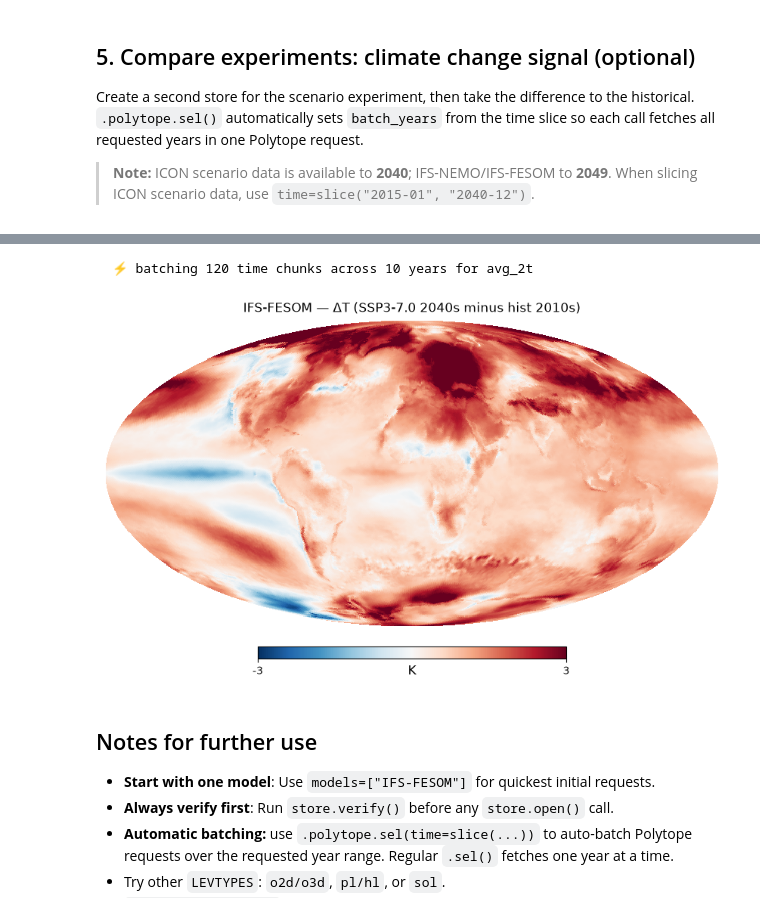
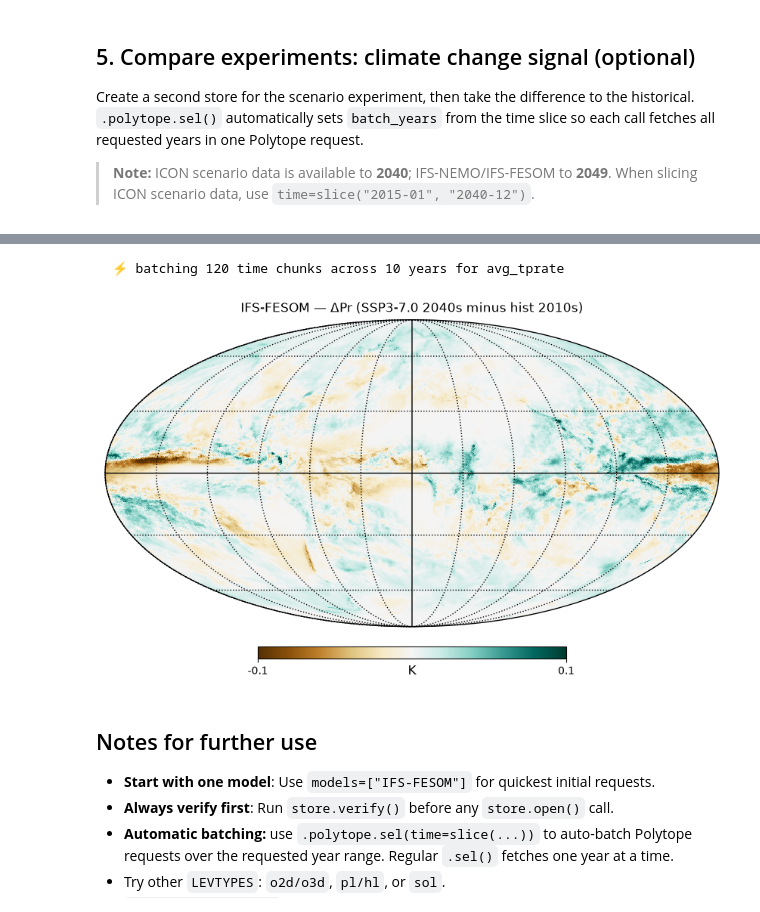
Before and after one commit to spaetd96/acclimatise-africa-rainfall, a Jupyter notebook: get-data/03_lazy_browse_portfolio.ipynb, the cells around one changed output, grey strips where cells are left out. Cells and saved outputs as stored; diff of their text form; code cells hidden in the pictures.

Commit message:
update plots in get-data/03_lazy_browse_portfolio.ipynb

```diff
--- a/get-data/03_lazy_browse_portfolio.ipynb
+++ b/get-data/03_lazy_browse_portfolio.ipynb
@@ -48,7 +48,7 @@ store = PolytopeZarrStore.from_climate_dt(
     experiment="hist", # 'cont', 'hist', 'SSP3-7.0'
     resolution="standard", # 'standard', 'high'
     levtype=LEVTYPE,
-    years=range(2010, 2011), # 1 year for quick testing
+    years=range(1990, 2000), # 1 year for quick testing
 )
 print(store)
 # %% [output]
@@ -209,21 +201,21 @@ Attributes:
     _polytope_store:  <PolytopeZarrStore 34 variables (time=420, cell=196608,...
 # %%
 # .polytope.sel() auto-sets the number of batched years from the time slice -> single request per period
-hist_field = ds["avg_2t"].polytope.sel(model="IFS-FESOM", time=slice("2010-01", "2010-12"))
-scen_field = ds_scen["avg_2t"].polytope.sel(model="IFS-FESOM", time=slice("2040-01", "2049-12"))
+hist_field = ds["avg_tprate"].polytope.sel(model="IFS-FESOM", time=slice("1990-01", "1999-12"))
+scen_field = ds_scen["avg_tprate"].polytope.sel(model="IFS-FESOM", time=slice("2040-01", "2049-12"))
 
 diff = scen_field.mean("time") - hist_field.mean("time")
 diff_values = diff.values
 # %% [output]
-  ⚡ batching 120 time chunks across 10 years for avg_2t
+  ⚡ batching 120 time chunks across 10 years for avg_tprate
 # %%
-hp.mollview(diff_values,
-            title="IFS-FESOM — ΔT (SSP3-7.0 2040s minus hist 2010s)",
-            unit="K", cmap="RdBu_r", min=-3, max=3, nest=True, flip='geo')
+hp.mollview(diff_values*3600,
+            title="IFS-FESOM — ΔPr (SSP3-7.0 2040s minus hist 2010s)",
+            unit="K", cmap="BrBG", min=-.1, max=.1, nest=True, flip='geo')
 hp.graticule()
 plt.show()
 # %% [output]
-[figure, old version]
+[figure, new version]
 # %% [markdown]
 ## Notes for further use
 
```
Also changed, not shown: parts of 7 cells of this notebook.
